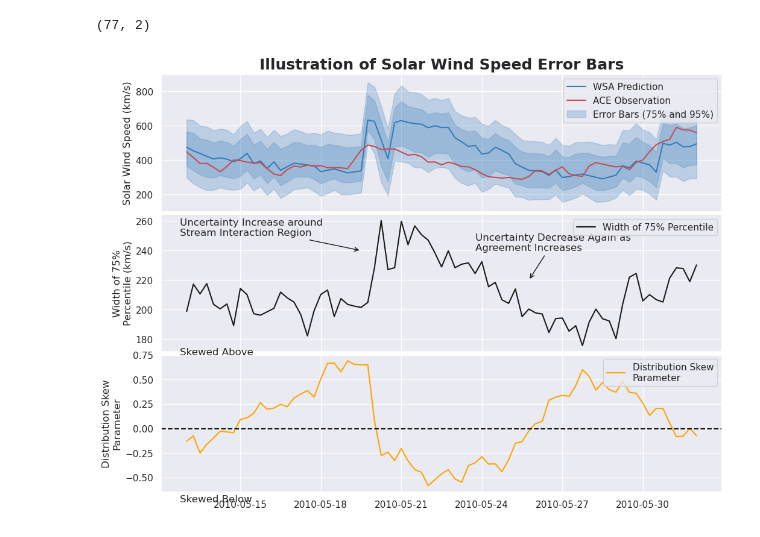
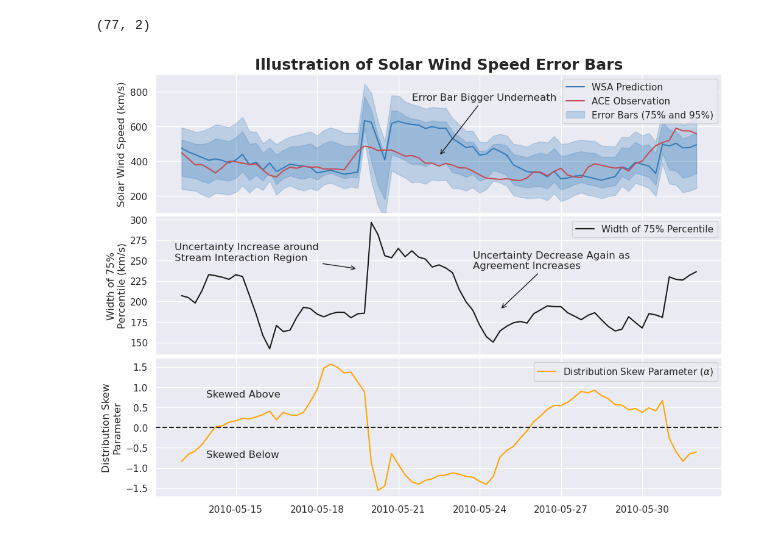
Before and after one commit to ddasilva/wsa_knn_uncertainty_v2, a Jupyter notebook: notebooks/Error Bar Illustration.ipynb, the cells around one changed output. Drawn from its saved outputs; the diff is of its cells as text; code cells hidden in the pictures.

```diff
--- a/notebooks/Error Bar Illustration.ipynb
+++ b/notebooks/Error Bar Illustration.ipynb
@@ -14,7 +14,9 @@ sns.set()
 time_range = (pd.Timestamp("2010-05-13 0:00:00"), pd.Timestamp("2010-06-01 00:00:00"))
 # %%
 # Read from Disk
-df_dataset = pd.read_csv("../data/processed/skew_gaussian/k150/delta_window8/processed_daysahead3_R000.csv")
+df_dataset = pd.read_csv(
+    "../data/processed/skew_gaussian/k200/delta_window8/processed_daysahead3_R000.csv"
+)
 df_dataset.forward_time = pd.to_datetime(df_dataset.forward_time)
 
 # Subset
@@ -51,8 +53,8 @@ err1.shape
 blue_color = "#367cb9"
 red_color = "r"
 black_color = "k"
-gold_color = 'orange'
-purple_color = 'purple'
+gold_color = "orange"
+purple_color = "purple"
 fig, axes = plt.subplots(3, 1, sharex=True, figsize=(12, 9))
 
 # Error Bars ------------------------------
@@ -84,56 +86,65 @@ ax.set_ylabel("Solar Wind Speed (km/s)")
 ax.set_yticks([200, 400, 600, 800])
 ax.set_ylim(100, 900)
 
+ax.annotate(
+    "Error Bar Bigger Underneath",
+    xytext=(pd.Timestamp("2010-05-21 12:00:00"), 750),
+    xy=(pd.Timestamp("2010-05-22 12:00:00"), 430),
+    arrowprops=dict(arrowstyle="->", color="k"),
+)
+
 # Scale Parameter ------------------------------
 ax = axes[1]
 ax.plot(
     df_dataset["forward_time"],
     err1[:, 1] - err1[:, 0],
     color=black_color,
-    label='Width of 75% Percentile',
+    label="Width of 75% Percentile",
 )
 ax.set_ylabel("Width of 75%\nPercentile (km/s)")
 
 ax.annotate(
     "Uncertainty Decrease Again as\nAgreement Increases",
     xytext=(pd.Timestamp("2010-05-23 18:00:00"), 240),
-    xy=(pd.Timestamp("2010-05-25 18:00:00"), 220),
+    xy=(pd.Timestamp("2010-05-24 18:00:00"), 190),
     arrowprops=dict(arrowstyle="->", color="k"),
 )
 
 ax.annotate(
     "Uncertainty Increase around\nStream Interaction Region",
     xytext=(pd.Timestamp("2010-05-12 18:00:00"), 250),
     xy=(pd.Timestamp("2010-05-19 12:00:00"), 240),
     arrowprops=dict(arrowstyle="->", color="k"),
 )
 
 # Skew Parameter ------------------------------
 ax = axes[2]
 ax.plot(
     df_dataset["forward_time"],
     df_dataset["forward_skew"],
     color=gold_color,
-    label="Distribution Skew\nParameter",
+    label=r"Distribution Skew Parameter ($\alpha$)",
 )
 ax.set_ylabel("Distribution Skew\nParameter")
-ax.axhline(0, linestyle='dashed', color='k')
-ax.text(pd.Timestamp("2010-05-12 18:00:00"), 0.75, 'Skewed Above')
-ax.text(pd.Timestamp("2010-05-12 18:00:00"), -0.75, 'Skewed Below')
+ax.axhline(0, linestyle="dashed", color="k")
+ax.text(pd.Timestamp("2010-05-13 22:00:00"), 0.75, "Skewed Above")
+ax.text(pd.Timestamp("2010-05-13 22:00:00"), -0.75, "Skewed Below")
 
 for ax in axes:
-    ax.legend(loc='upper right')
+    ax.legend(loc="upper right")
 
 # i = 500
 # print(repr((df_dataset.index[i], df_dataset.index[i + 100])))
 #    ax.set_xlim(df_dataset.index[i], df_dataset.index[i + 100])
 
 # plt.xlim(pd.Timestamp('2010-02-25 18:00:00'), pd.Timestamp('2010-03-22 18:00:00'))
 axes[0].xaxis.set_major_locator(mdates.DayLocator(interval=3))
 axes[0].set_title(
     "Illustration of Solar Wind Speed Error Bars", fontweight="bold", fontsize=18
 )
 plt.subplots_adjust(wspace=0.4, hspace=0.02)
+
+
 plt.savefig("../plots/error_bar_illustration.png", dpi=300)
 # %% [output]
-[figure, old version]
+[figure, new version]
```
Also changed, not shown: parts of 3 cells of this notebook, 12 other files.
